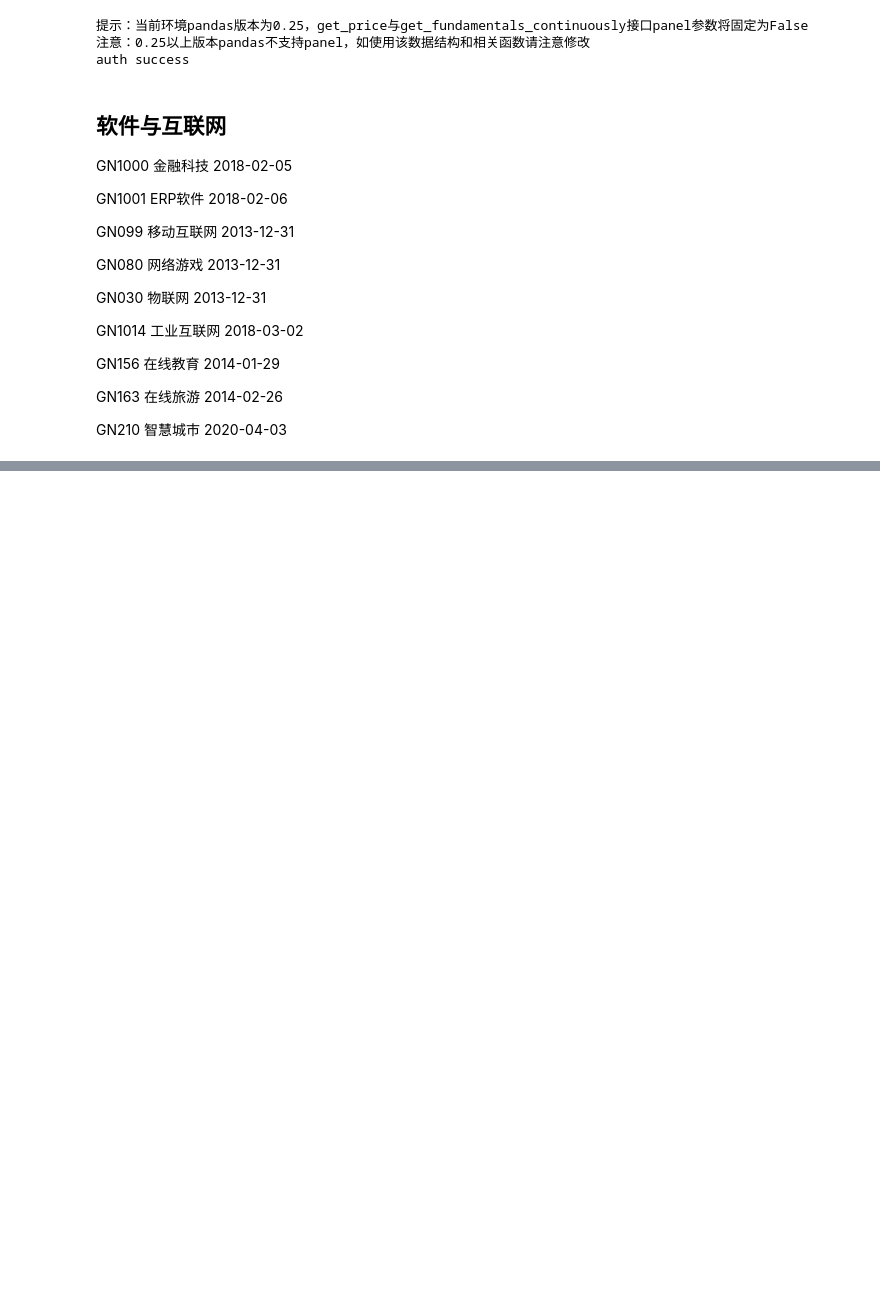
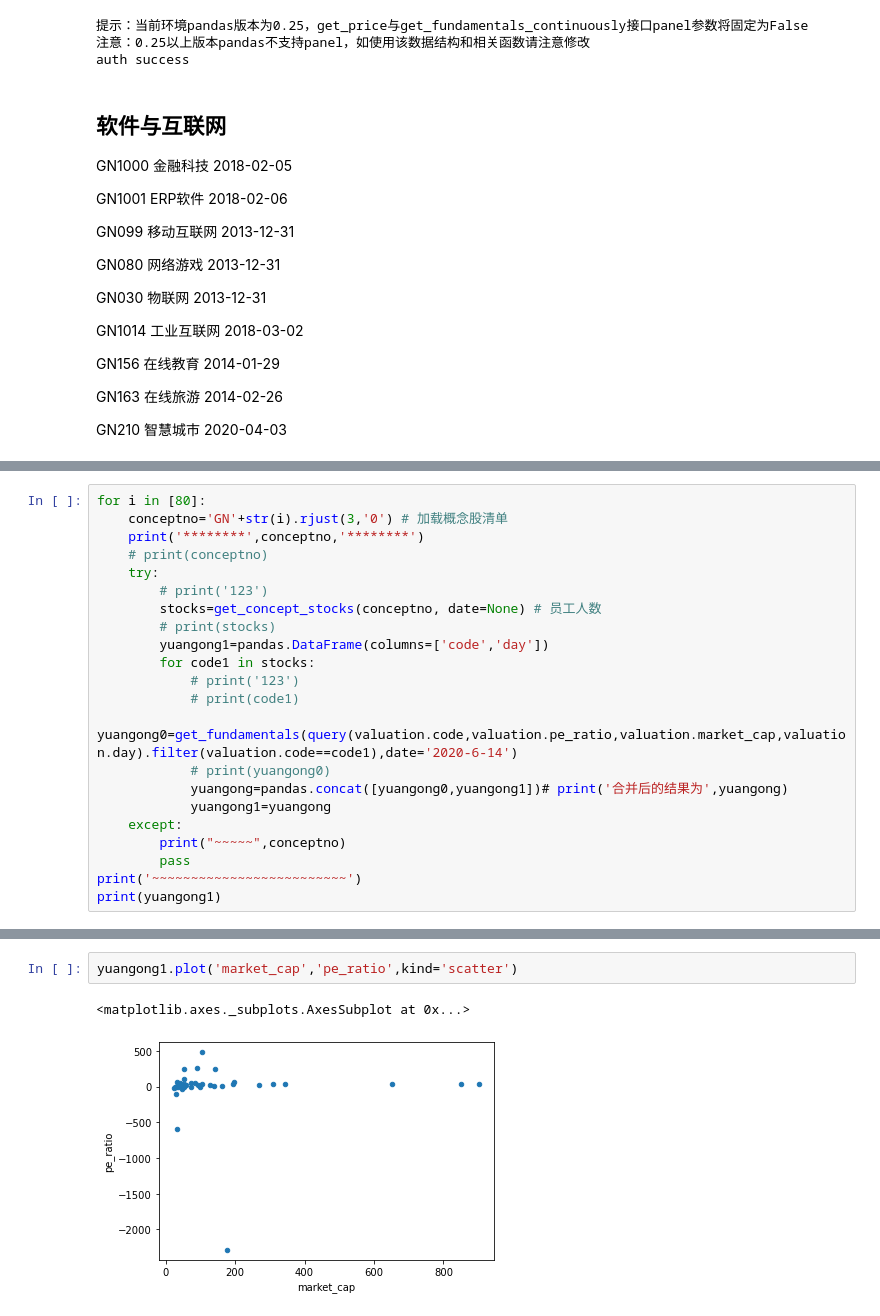
Before and after one commit to ShaoZC/Financial-report-acquisition-and-data-processing-with-Python, a Jupyter notebook: jq_概念股人均营收_软件互联网.ipynb, the cells around one changed output, grey strips where cells are left out. Cells and saved outputs as stored; diff of their text form; blank space fills up the shorter version.

```diff
--- a/jq_概念股人均营收_软件互联网.ipynb
+++ b/jq_概念股人均营收_软件互联网.ipynb
@@ -119,0 +160,22 @@ for i in [80]:
+# %%
+for i in [80]:
+    conceptno='GN'+str(i).rjust(3,'0') # 加载概念股清单
+    print('********',conceptno,'********')
+    # print(conceptno)
+    try:
+        # print('123')
+        stocks=get_concept_stocks(conceptno, date=None) # 员工人数
+        # print(stocks)
+        yuangong1=pandas.DataFrame(columns=['code','day'])
+        for code1 in stocks:
+            # print('123')
+            # print(code1)
+            yuangong0=get_fundamentals(query(valuation.code,valuation.pe_ratio,valuation.market_cap,valuation.day).filter(valuation.code==code1),date='2020-6-14')
+            # print(yuangong0)
+            yuangong=pandas.concat([yuangong0,yuangong1])# print('合并后的结果为',yuangong)
+            yuangong1=yuangong
+    except:
+        print("~~~~~",conceptno)
+        pass
+print('~~~~~~~~~~~~~~~~~~~~~~~~~')
+print(yuangong1)
@@ -119,0 +200,5 @@ for i in [80]:
+# %%
+yuangong1.plot('market_cap','pe_ratio',kind='scatter')
+# %% [output]
+<matplotlib.axes._subplots.AxesSubplot at 0x...>
+[figure, added]
```
Also changed, not shown: parts of 7 cells of this notebook.
